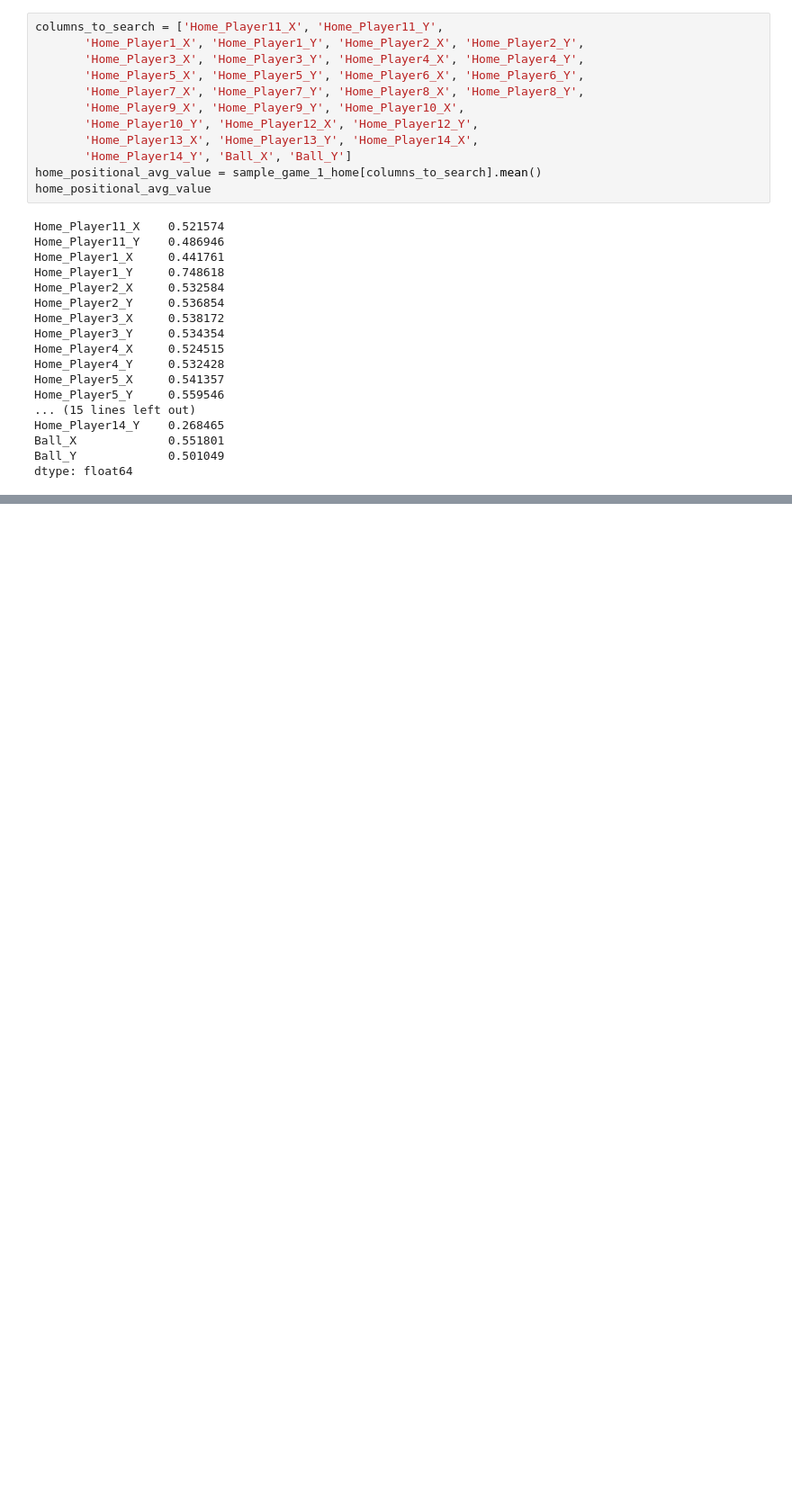
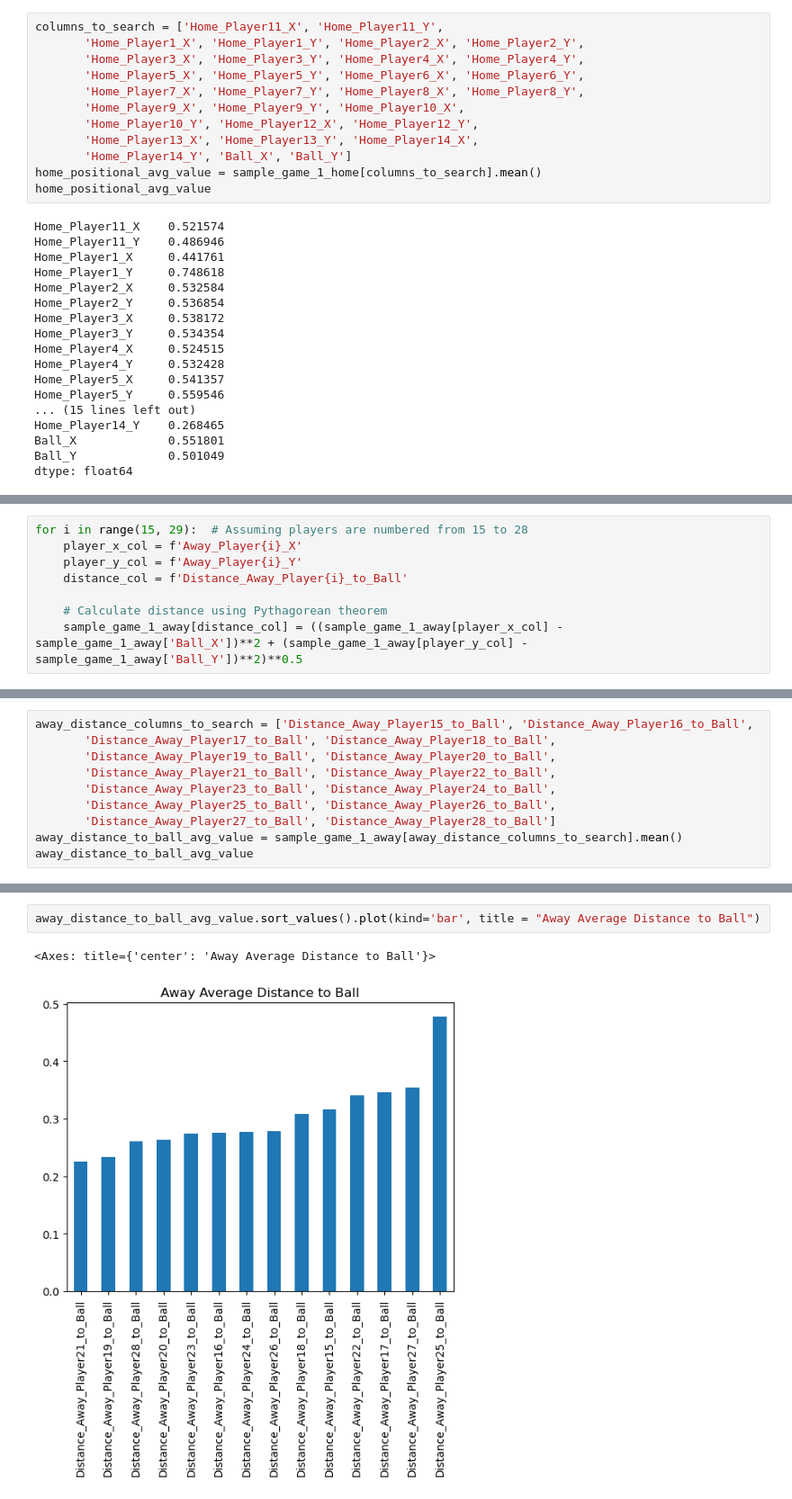
Before and after one commit to lnyousif/Football101, a Jupyter notebook: Sean Notebook.ipynb, the cells around one changed output, grey strips where cells are left out. Shown at 90% size. Cells and saved outputs as stored; diff of their text form; blank space fills up the shorter version.

```diff
--- a/Sean Notebook.ipynb
+++ b/Sean Notebook.ipynb
@@ -623,0 +640,8 @@ dtype: float64
+# %%
+for i in range(15, 29):  # Assuming players are numbered from 15 to 28
+    player_x_col = f'Away_Player{i}_X'
+    player_y_col = f'Away_Player{i}_Y'
+    distance_col = f'Distance_Away_Player{i}_to_Ball'
+
+    # Calculate distance using Pythagorean theorem
+    sample_game_1_away[distance_col] = ((sample_game_1_away[player_x_col] - sample_game_1_away['Ball_X'])**2 + (sample_game_1_away[player_y_col] - sample_game_1_away['Ball_Y'])**2)**0.5
@@ -623,0 +685,10 @@ dtype: float64
+# %%
+away_distance_columns_to_search = ['Distance_Away_Player15_to_Ball', 'Distance_Away_Player16_to_Ball',
+       'Distance_Away_Player17_to_Ball', 'Distance_Away_Player18_to_Ball',
+       'Distance_Away_Player19_to_Ball', 'Distance_Away_Player20_to_Ball',
+       'Distance_Away_Player21_to_Ball', 'Distance_Away_Player22_to_Ball',
+       'Distance_Away_Player23_to_Ball', 'Distance_Away_Player24_to_Ball',
+       'Distance_Away_Player25_to_Ball', 'Distance_Away_Player26_to_Ball',
+       'Distance_Away_Player27_to_Ball', 'Distance_Away_Player28_to_Ball']
+away_distance_to_ball_avg_value = sample_game_1_away[away_distance_columns_to_search].mean()
+away_distance_to_ball_avg_value
@@ -623,0 +711,5 @@ dtype: float64
+# %%
+away_distance_to_ball_avg_value.sort_values().plot(kind='bar', title = "Away Average Distance to Ball")
+# %% [output]
+<Axes: title={'center': 'Away Average Distance to Ball'}>
+[figure, added]
```
Also changed, not shown: parts of 15 cells of this notebook, 1 other file.
